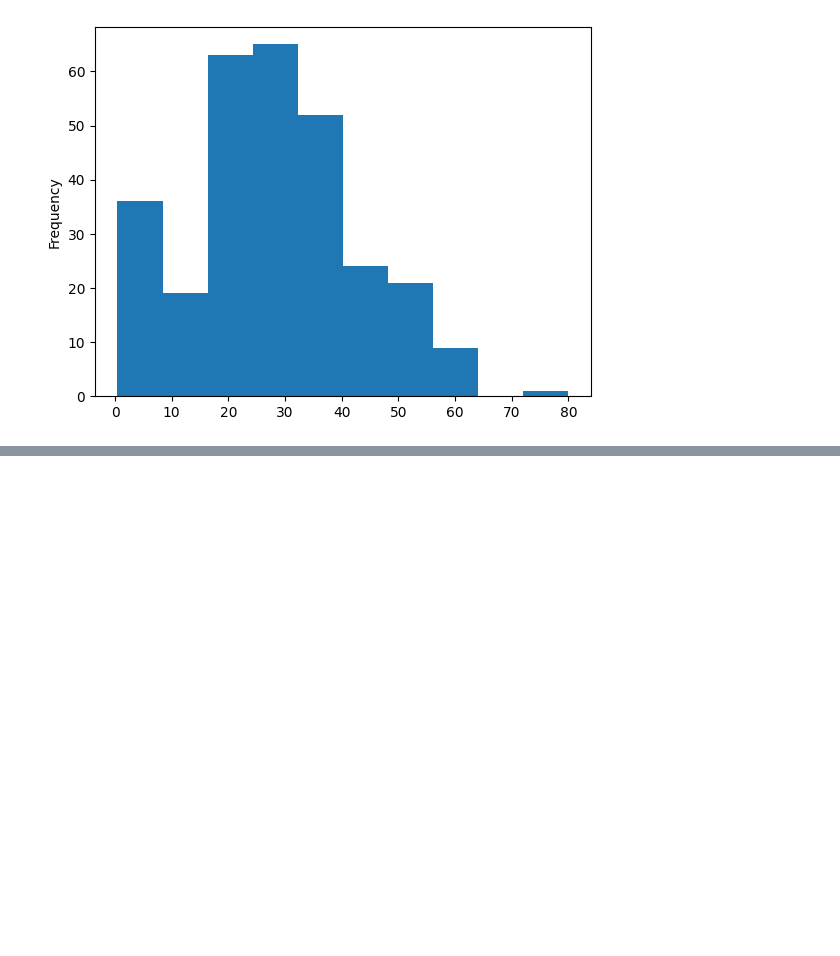
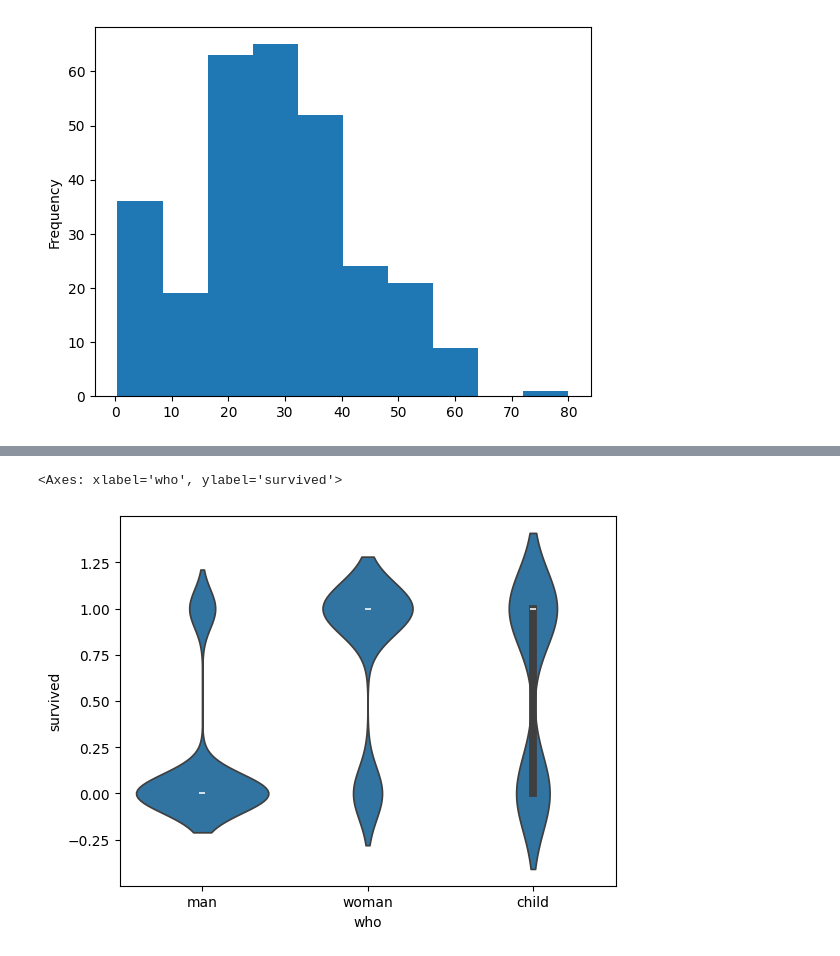
Before and after one commit to aseem-raspberry/OpenAI-Training, a Jupyter notebook: Sep24_002_EDA_Visuals.ipynb, the cells around one changed output, grey strips where cells are left out. Drawn from its saved outputs; the diff is of its cells as text; code cells hidden in the pictures; blank space fills up the shorter version.

```diff
--- a/Sep24_002_EDA_Visuals.ipynb
+++ b/Sep24_002_EDA_Visuals.ipynb
@@ -293 +285,7 @@ ti[ti['survived'] == 1]['age'].plot(kind='hist');
+# %%
+""" Analysis of survived men vs women vs child"""
+sns.violinplot(data=ti, y='survived', x='who')
+# %% [output]
+<Axes: xlabel='who', ylabel='survived'>
+[figure, added]
 # %%
```
Also changed, not shown: parts of 11 cells of this notebook.
